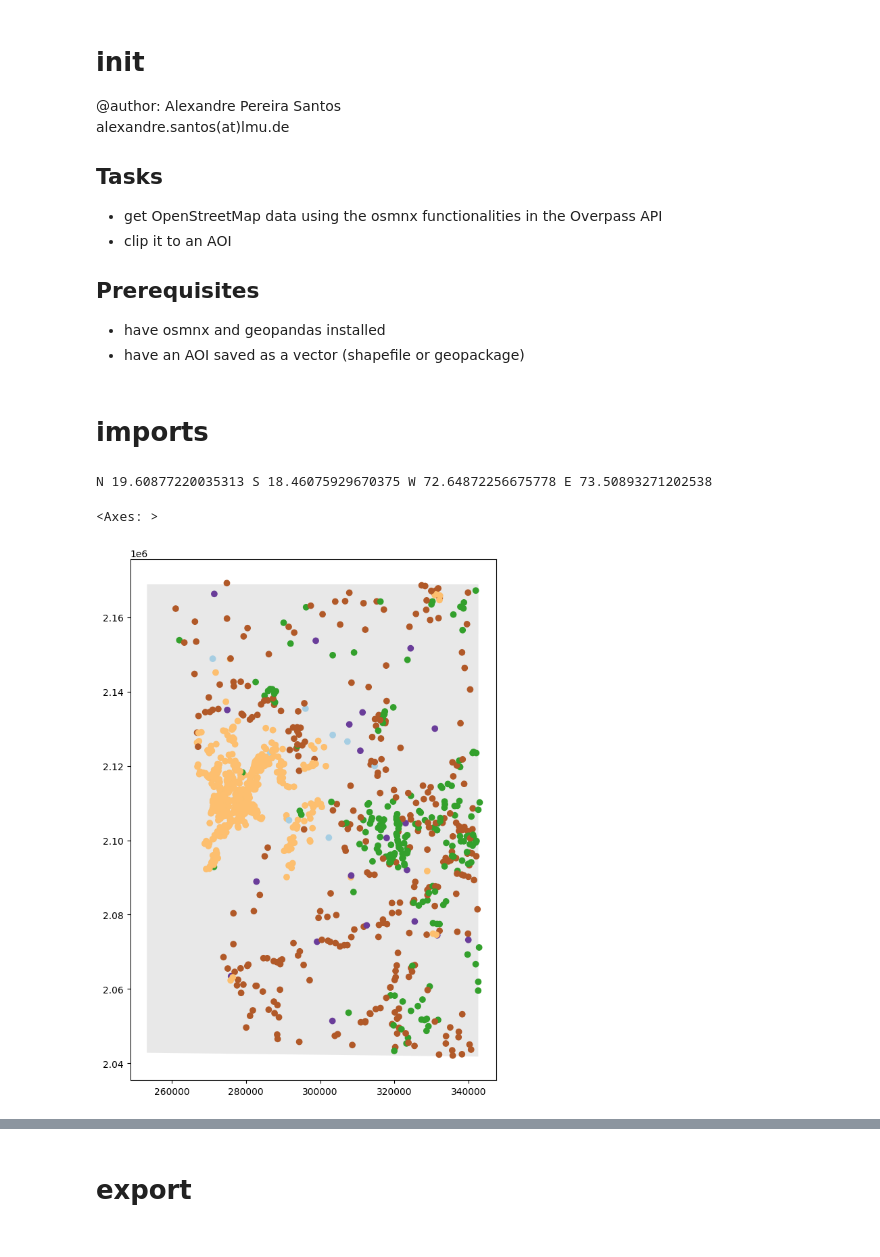
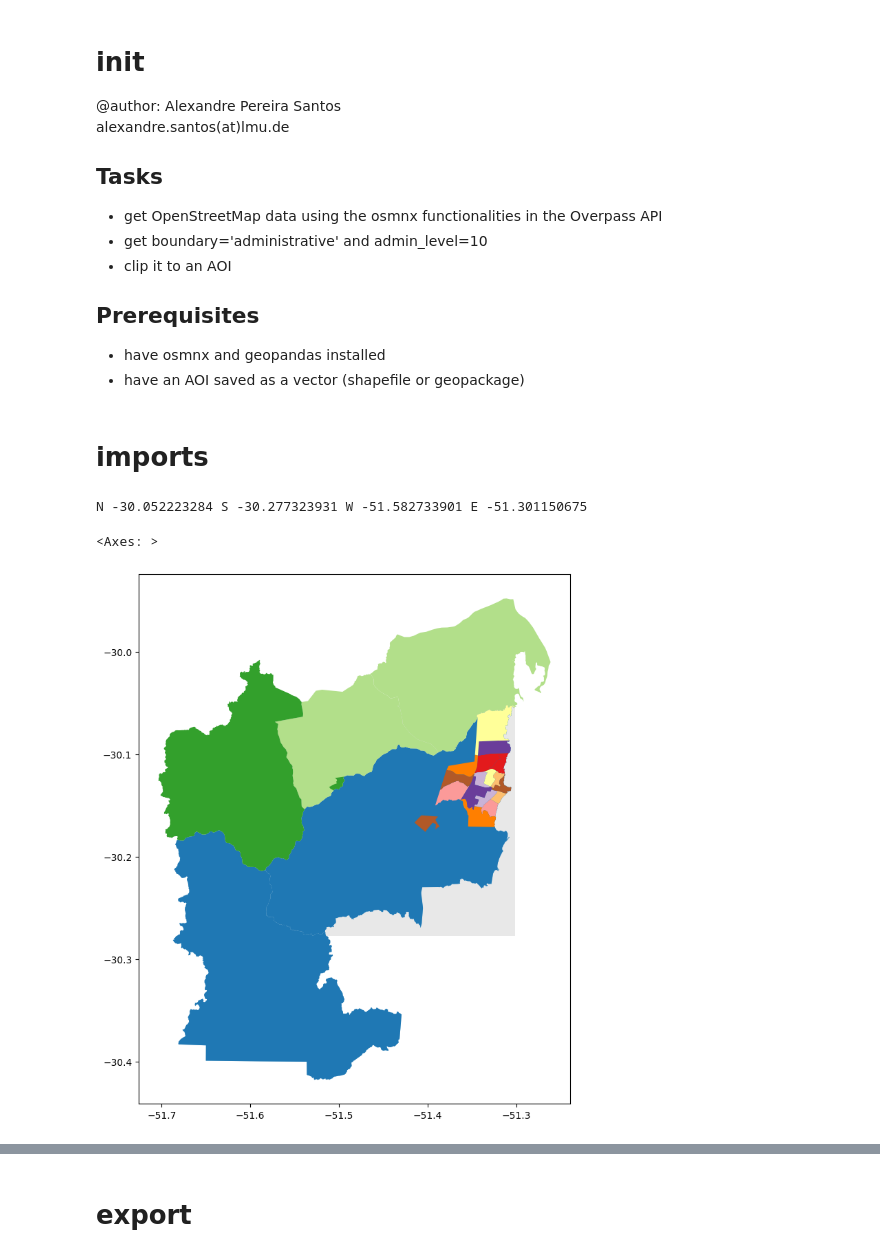
Before and after one commit to alexandrepereiraarq/rs_floods_2024, a Jupyter notebook: notebooks/04_RSFL24_neighbourhoods_import_by_AOI.ipynb, the cells around one changed output, grey strips where cells are left out. Cells and saved outputs as stored; diff of their text form; code cells hidden in the pictures.

```diff
--- a/notebooks/04_RSFL24_neighbourhoods_import_by_AOI.ipynb
+++ b/notebooks/04_RSFL24_neighbourhoods_import_by_AOI.ipynb
@@ -5,6 +5,7 @@ alexandre.santos(at)lmu.de
 
 ## Tasks
 - get OpenStreetMap data using the osmnx functionalities in the Overpass API
+- get boundary='administrative' and admin_level=10
 - clip it to an AOI
 
 ## Prerequisites
@@ -18,8 +19,8 @@ from pathlib import Path
 # imports
 # %%
 #import the AOI
-AOI_path = Path(r'D:\\Dropbox\\x\\PostDoc\\23 10 LMU\\13 exp_cases\\24 01 Urban SSP MAN MUM JAK\\GIS_temp\\')
-AOI_file = 'MUM_LIM_BoundingBox_AOI_A.shp'
+AOI_path = Path('../data/processed/')
+AOI_file = 'LIM_rs_floods_2024_guaiba_bbox_A.shp'
 AOI_gdf = gpd.read_file(AOI_path / AOI_file)
 # %%
 #bounds provides minx, miny, maxx, maxy
@@ -27,27 +28,28 @@ aoi_coords = AOI_gdf.to_crs(epsg='4326').envelope
 bbox_df = gpd.GeoDataFrame(geometry=aoi_coords)
 print('N',aoi_coords.bounds.values[0][3],'S',aoi_coords.bounds.values[0][1],'W',aoi_coords.bounds.values[0][0],'E',aoi_coords.bounds.values[0][2])
 # %% [output]
-N 19.60877220035313 S 18.46075929670375 W 72.64872256675778 E 73.50893271202538
+N -30.052223284 S -30.277323931 W -51.582733901 E -51.301150675
 # %%
-# get points with place names from OSM
+# get admin polygons for neighbourhoods in the AOI
 # List key-value pairs for tags
-tags = {'place': ['city', 'town', 'village', 'hamlet','neighbourhood']} # see https://wiki.openstreetmap.org/wiki/Key:place for more info
-col_list = ['osmid','name','geometry', 'place','population'] #OSM has hundreds of cols, we just want a few. For info, check roads.columns'source',
+# - get boundary='administrative' and admin_level=10
+tags = {'boundary': ['administrative'], 'admin_level':['10']} # see https://wiki.openstreetmap.org/wiki/Key:place for more info
+col_list = ['osmid','name','geometry', 'admin_level','place','surface'] #OSM has hundreds of cols, we just want a few. For info, check roads.columns'source',
 
 places = ox.features_from_bbox(north=aoi_coords.bounds.values[0][3],
                               south=aoi_coords.bounds.values[0][1],
                               west=aoi_coords.bounds.values[0][0],
                               east=aoi_coords.bounds.values[0][2],
                               tags=tags)
 places.reset_index(inplace=True)
 
 #filtering out the wrong geometries (POLYGON or POINT) and element types (NODE)
-places = places.loc[(places.geometry.type=='Point'), col_list] #&(places.element_type == 'way')
+places = places.loc[(places.geometry.type=='Polygon'), col_list] #&(places.element_type == 'way')
 #convert the CRS of roads to the same as AOI
 places.to_crs(AOI_gdf.crs,inplace=True)
 
 #plot them
-places.plot('place',ax=AOI_gdf.plot(figsize=(10, 10),  alpha=0.5, color='lightgray'),cmap='Paired',  zorder=2) #linewidth=1,
+places.plot(ax=AOI_gdf.plot(figsize=(10, 10),  alpha=0.5, color='lightgray'),cmap='Paired',  zorder=2) #linewidth=1,
 # %% [output]
 <Axes: >
-[figure, old version]
+[figure, new version]
```
Also changed, not shown: parts of 5 cells of this notebook.
